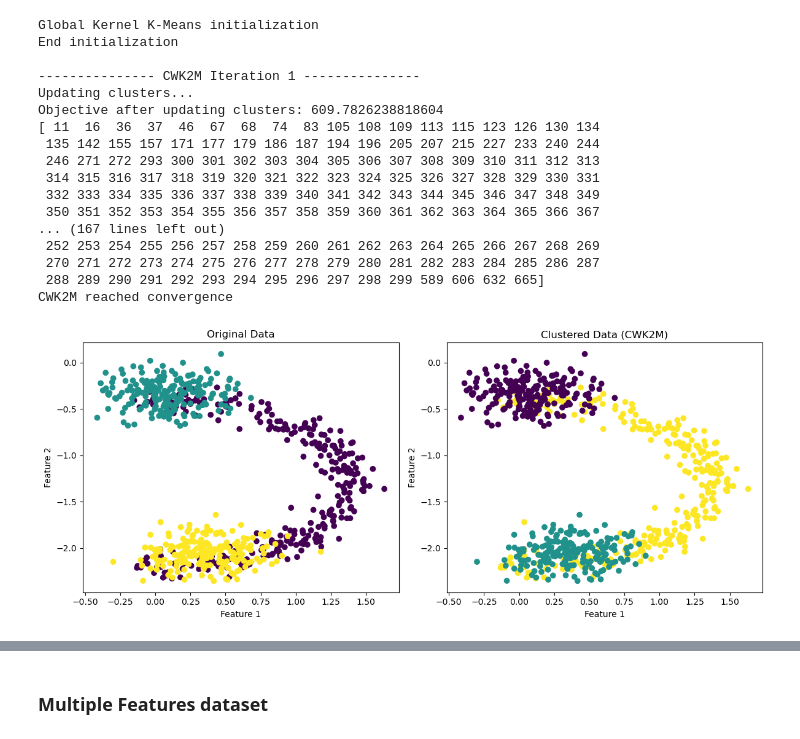
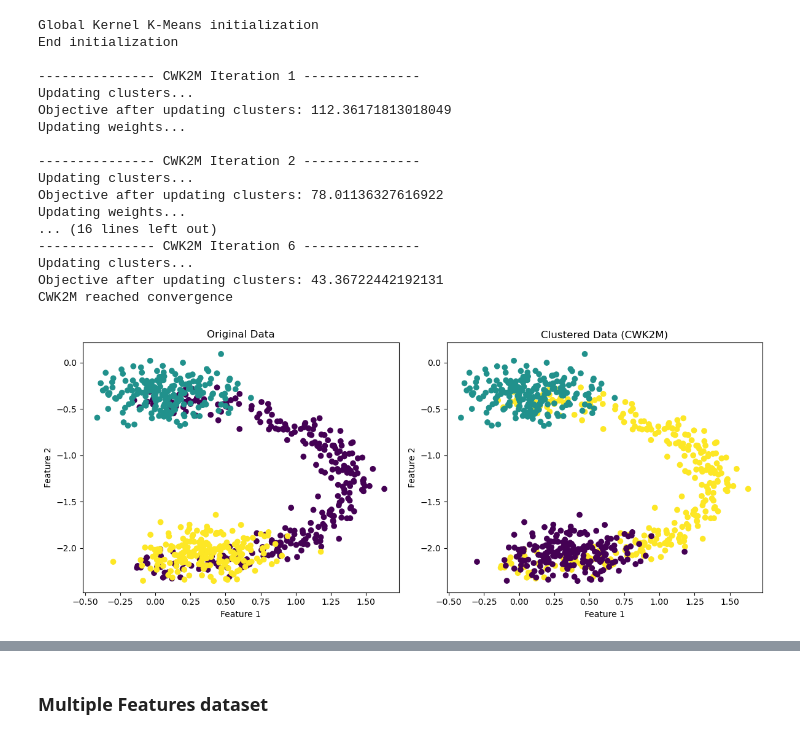
Before and after one commit to mehrbanian/multi-view-clustering-cwk2m, a Jupyter notebook: CWK2M.ipynb, the cells around one changed output, grey strips where cells are left out. Saved outputs shown, nothing was run; the diff lists cells and outputs as text; code cells hidden in the pictures.

```diff
--- a/CWK2M.ipynb
+++ b/CWK2M.ipynb
@@ -295,67 +354,84 @@ X = [X1, X2]
 y = data["Ground_truth"]
 
 # K = np.array(scipy.io.loadmat('datasets/synthetic_data_kernel.mat')['K'])
-K = np.vstack([_pairwise_kernel(X1, kernel="rbf", d=0.2), _pairwise_kernel(X2, kernel="rbf", d=0.2)])
+K = np.vstack([_pairwise_kernel(X1, kernel="rbf", d=0.25), _pairwise_kernel(X2, kernel="rbf", d=0.25)])
 
 # Run CWK2M
 n_views = 2
 p = 1.5
-init_weights = np.full((n_views, n_clusters), 1 / n_views)
+init_weights = np.full((n_views, n_clusters), 1 / (n_views * n_clusters))
 n_points = K.shape[0] // n_views
 init_clusters = np.random.randint(0, n_clusters, n_points)
 
 # Compute composite kernel
-K_combined = np.zeros((n_points, n_points))
-for i in range(n_views):
-  start = i * n_points
-  end = (i+1) * n_points
-  K_ = K[start:end, :]
-  for k in range(n_clusters):
-    K_combined[np.where(init_clusters == k)[0], :] += init_weights[i, k]**p * K_[np.where(init_clusters == k)[0], :]
-    K_combined[:, np.where(init_clusters == k)[0]] += init_weights[i, k]**p * K_[:, np.where(init_clusters == k)[0]]
+# K_combined = np.zeros((n_points, n_points))
+# for i in range(n_views):
+#   start = i * n_points
+#   end = (i+1) * n_points
+#   K_ = K[start:end, :]
+#   for k in range(n_clusters):
+#     K_combined[np.where(init_clusters == k)[0], :] += init_weights[i, k]**p * K_[np.where(init_clusters == k)[0], :]
+#     K_combined[:, np.where(init_clusters == k)[0]] += init_weights[i, k]**p * K_[:, np.where(init_clusters == k)[0]]
+
+# best=0
+# for i in range(100):
+#   # Initialize with Global K-Means
+#   print('Global Kernel K-Means initialization')
+#   # init_clusters = global_kernel_k_means(K_combined, np.ones(n_points), n_clusters)
+#   init_clusters = np.random.randint(0, n_clusters, n_points)
+#   print('End initialization\n')
+
+#   cluster_labels, weights, error = CWK2M(K, n_clusters, n_views, p, init_clusters, init_weights)
+#   nmi_score = normalized_mutual_info_score(cluster_labels, y.flatten())
+
+#   if(nmi_score>best):
+#     best=nmi_score
+#     np.save('synthetic_init.npy', init_clusters)
+#     if nmi_score == 100: break
 
 # Initialize with Global K-Means
 print('Global Kernel K-Means initialization')
 # init_clusters = global_kernel_k_means(K_combined, np.ones(n_points), n_clusters)
 print('End initialization\n')
+init_clusters = np.load('synthetic_init.npy')
 
 cluster_labels, weights, error = CWK2M(K, n_clusters, n_views, p, init_clusters, init_weights)
 
 # Plot the original data and the clustered data
 plt.figure(figsize=(12, 5))
 plt.subplot(1, 2, 1)
 plt.scatter(X2[:, 0], X2[:, 1], c=y, cmap='viridis')
 plt.title('Original Data')
 plt.xlabel('Feature 1')
 plt.ylabel('Feature 2')
 
 plt.subplot(1, 2, 2)
 plt.scatter(X2[:, 0], X2[:, 1], c=cluster_labels, cmap='viridis')
 plt.title('Clustered Data (CWK2M)')
 plt.xlabel('Feature 1')
 plt.ylabel('Feature 2')
 
 plt.tight_layout()
 plt.show()
 # %% [output]
 Global Kernel K-Means initialization
 End initialization
 
 --------------- CWK2M Iteration 1 ---------------
 Updating clusters...
-Objective after updating clusters: 609.7826238818604
-[ 11  16  36  37  46  67  68  74  83 105 108 109 113 115 123 126 130 134
- 135 142 155 157 171 177 179 186 187 194 196 205 207 215 227 233 240 244
- 246 271 272 293 300 301 302 303 304 305 306 307 308 309 310 311 312 313
- 314 315 316 317 318 319 320 321 322 323 324 325 326 327 328 329 330 331
- 332 333 334 335 336 337 338 339 340 341 342 343 344 345 346 347 348 349
- 350 351 352 353 354 355 356 357 358 359 360 361 362 363 364 365 366 367
-... (167 lines left out)
- 252 253 254 255 256 257 258 259 260 261 262 263 264 265 266 267 268 269
- 270 271 272 273 274 275 276 277 278 279 280 281 282 283 284 285 286 287
- 288 289 290 291 292 293 294 295 296 297 298 299 589 606 632 665]
+Objective after updating clusters: 112.36171813018049
+Updating weights...
+
+--------------- CWK2M Iteration 2 ---------------
+Updating clusters...
+Objective after updating clusters: 78.01136327616922
+Updating weights...
+... (16 lines left out)
+--------------- CWK2M Iteration 6 ---------------
+Updating clusters...
+Objective after updating clusters: 43.36722442192131
 CWK2M reached convergence
-[figure, old version]
+[figure, new version]
 # %%
 from sklearn.metrics import normalized_mutual_info_score
 
```
Also changed, not shown: parts of 17 cells of this notebook, 4 other files.
